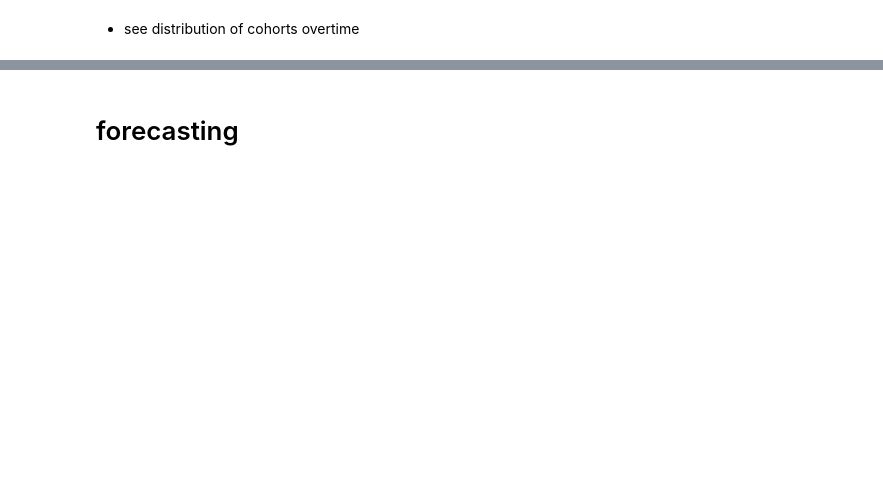
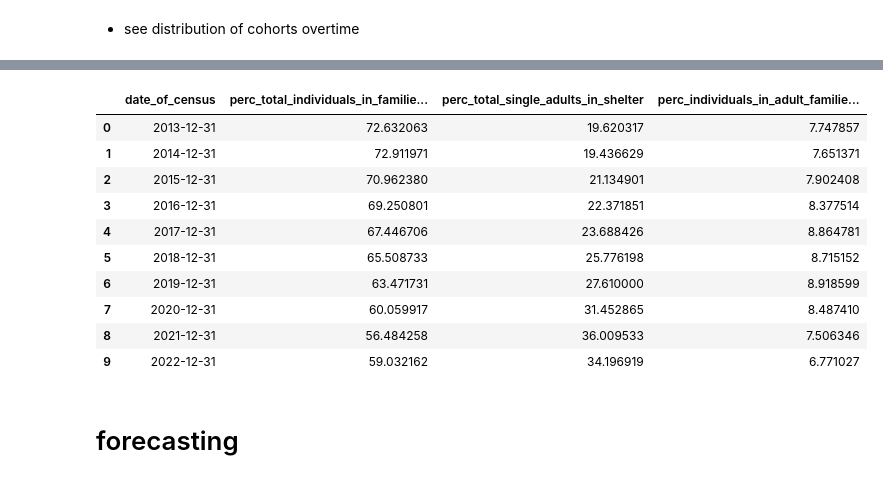
Before and after one commit to Mofeoluwa/ds4a-2023-team-7, a Jupyter notebook: housing/nyc_dhs_analysis.ipynb, the cells around one changed output, grey strips where cells are left out. Drawn from its saved outputs; the diff is of its cells as text; code cells hidden in the pictures; blank space fills up the shorter version.

```diff
--- a/housing/nyc_dhs_analysis.ipynb
+++ b/housing/nyc_dhs_analysis.ipynb
@@ -852,3 +932,17 @@ SyntaxError: invalid character '‘' (U+2018) (3588124479.py, line 4)
+# %%
+filtered_data[['date_of_census','perc_total_individuals_in_families_with_children_in_shelter_','perc_total_single_adults_in_shelter','perc_individuals_in_adult_families_in_shelter']]
+# %% [output]
+|  | date_of_census | perc_total_individuals_in_familie... | perc_total_single_adults_in_shelter | perc_individuals_in_adult_familie... |
+| 0 | 2013-12-31 | 72.632063 | 19.620317 | 7.747857 |
+| 1 | 2014-12-31 | 72.911971 | 19.436629 | 7.651371 |
+| 2 | 2015-12-31 | 70.962380 | 21.134901 | 7.902408 |
+| 3 | 2016-12-31 | 69.250801 | 22.371851 | 8.377514 |
+| 4 | 2017-12-31 | 67.446706 | 23.688426 | 8.864781 |
+| 5 | 2018-12-31 | 65.508733 | 25.776198 | 8.715152 |
+| 6 | 2019-12-31 | 63.471731 | 27.610000 | 8.918599 |
+| 7 | 2020-12-31 | 60.059917 | 31.452865 | 8.487410 |
+| 8 | 2021-12-31 | 56.484258 | 36.009533 | 7.506346 |
+| 9 | 2022-12-31 | 59.032162 | 34.196919 | 6.771027 |
 # %% [markdown]
 # forecasting
 # %%
```
Also changed, not shown: parts of 34 cells of this notebook, 1 other file.
